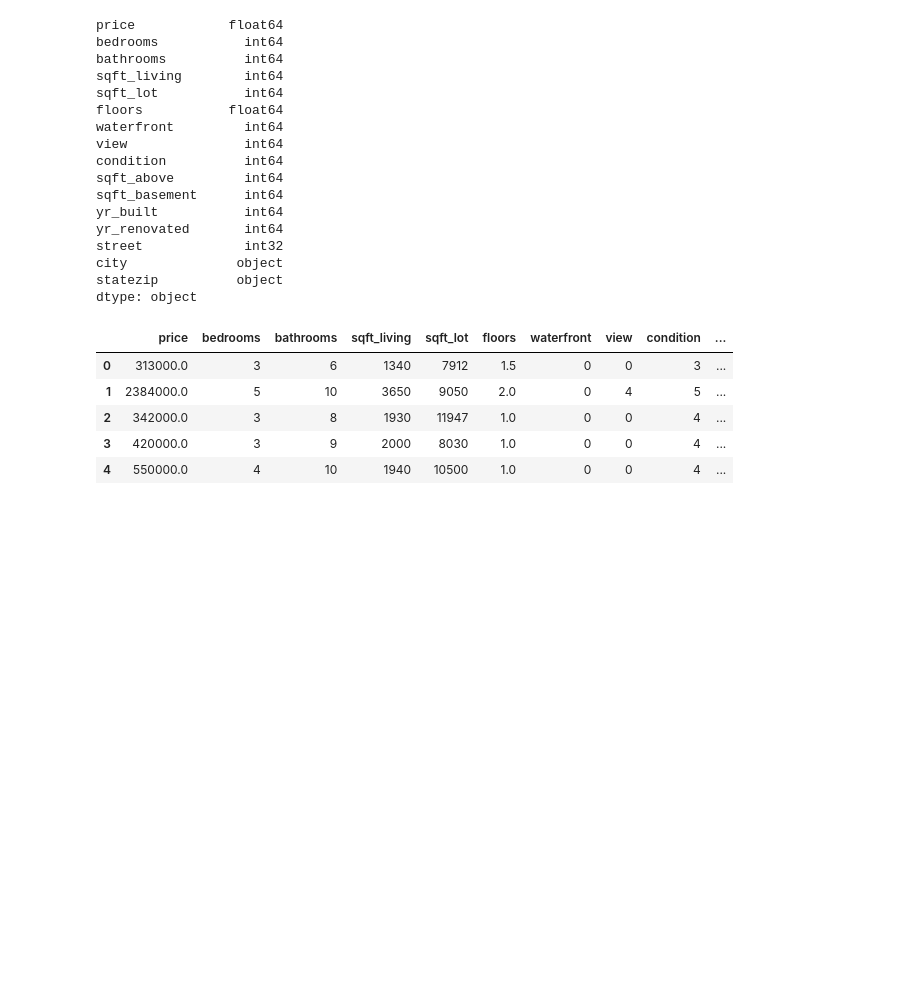
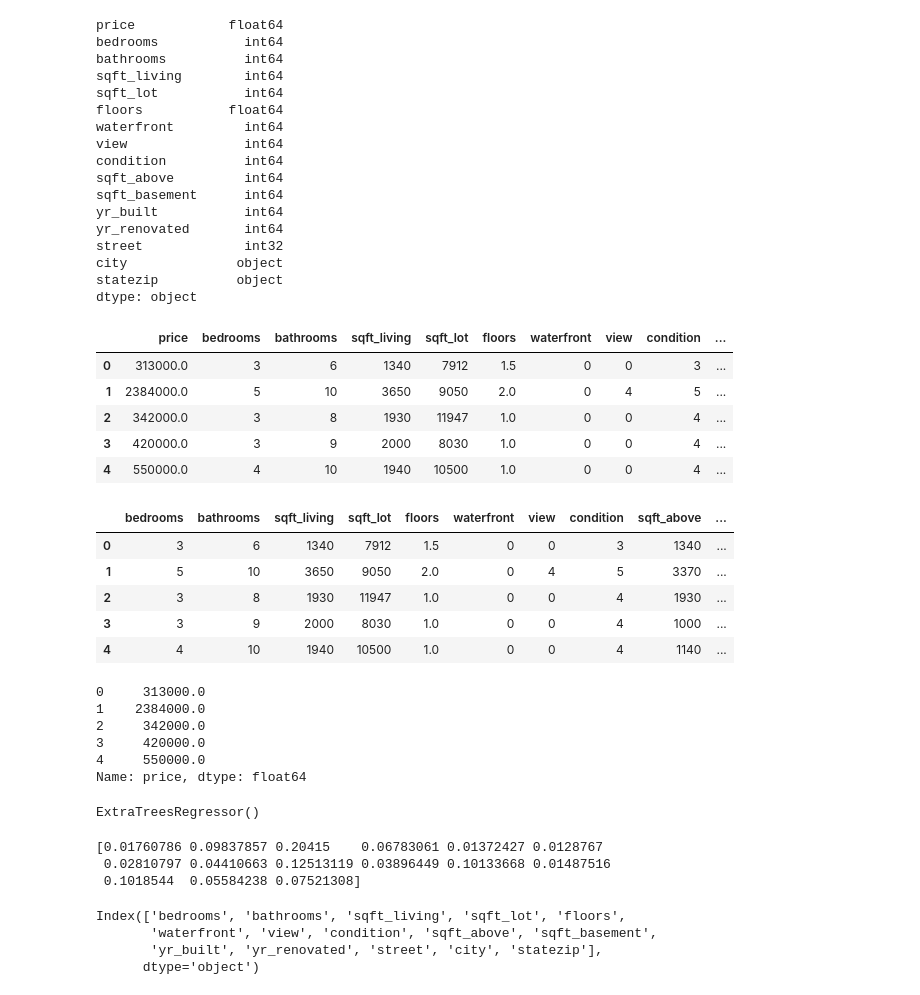
Before and after one commit to anikislam104/House-price-prediction, a Jupyter notebook: archive/HPP.ipynb, the cells around one changed output. Saved outputs shown, nothing was run; the diff lists cells and outputs as text; code cells hidden in the pictures; blank space fills up the shorter version.

```diff
--- a/archive/HPP.ipynb
+++ b/archive/HPP.ipynb
@@ -282,3 +282,42 @@ data.head()
 | 2 | 342000.0 | 3 | 8 | 1930 | 11947 | 1.0 | 0 | 0 | 4 | ... |
 | 3 | 420000.0 | 3 | 9 | 2000 | 8030 | 1.0 | 0 | 0 | 4 | ... |
 | 4 | 550000.0 | 4 | 10 | 1940 | 10500 | 1.0 | 0 | 0 | 4 | ... |
+# %%
+X=data.iloc[:,1:]
+X.head()
+# %% [output]
+|  | bedrooms | bathrooms | sqft_living | sqft_lot | floors | waterfront | view | condition | sqft_above | ... |
+| 0 | 3 | 6 | 1340 | 7912 | 1.5 | 0 | 0 | 3 | 1340 | ... |
+| 1 | 5 | 10 | 3650 | 9050 | 2.0 | 0 | 4 | 5 | 3370 | ... |
+| 2 | 3 | 8 | 1930 | 11947 | 1.0 | 0 | 0 | 4 | 1930 | ... |
+| 3 | 3 | 9 | 2000 | 8030 | 1.0 | 0 | 0 | 4 | 1000 | ... |
+| 4 | 4 | 10 | 1940 | 10500 | 1.0 | 0 | 0 | 4 | 1140 | ... |
+# %%
+Y=data['price']
+Y.head()
+# %% [output]
+0     313000.0
+1    2384000.0
+2     342000.0
+3     420000.0
+4     550000.0
+Name: price, dtype: float64
+# %%
+from sklearn.ensemble import ExtraTreesRegressor
+model=ExtraTreesRegressor()
+model.fit(X,Y)
+# %% [output]
+ExtraTreesRegressor()
+# %%
+print(model.feature_importances_)
+# %% [output]
+[0.01760786 0.09837857 0.20415    0.06783061 0.01372427 0.0128767
+ 0.02810797 0.04410663 0.12513119 0.03896449 0.10133668 0.01487516
+ 0.1018544  0.05584238 0.07521308]
+# %%
+X.columns
+# %% [output]
+Index(['bedrooms', 'bathrooms', 'sqft_living', 'sqft_lot', 'floors',
+       'waterfront', 'view', 'condition', 'sqft_above', 'sqft_basement',
+       'yr_built', 'yr_renovated', 'street', 'city', 'statezip'],
+      dtype='object')
```
Also changed, not shown: parts of 11 cells of this notebook.
